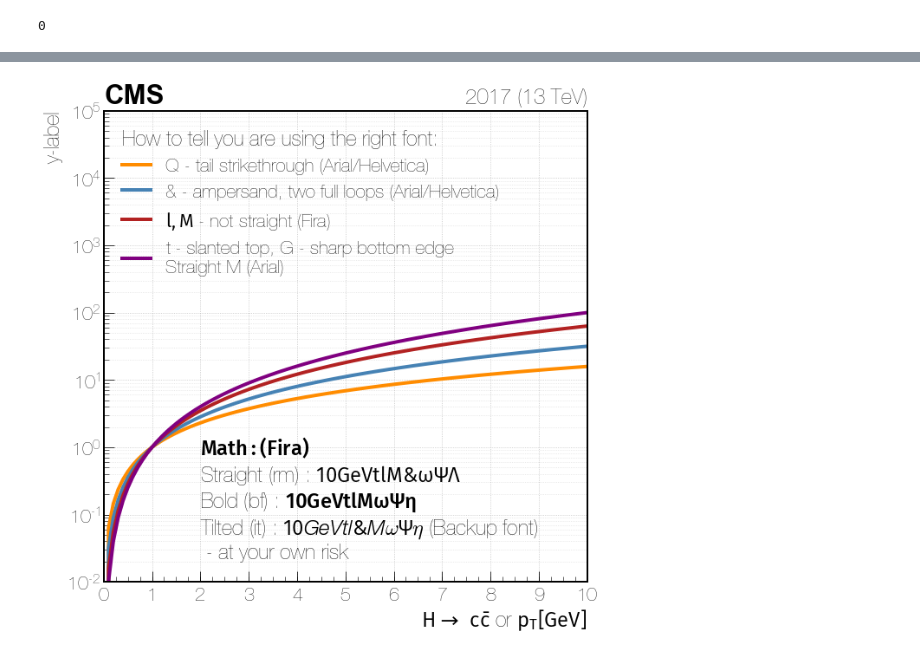
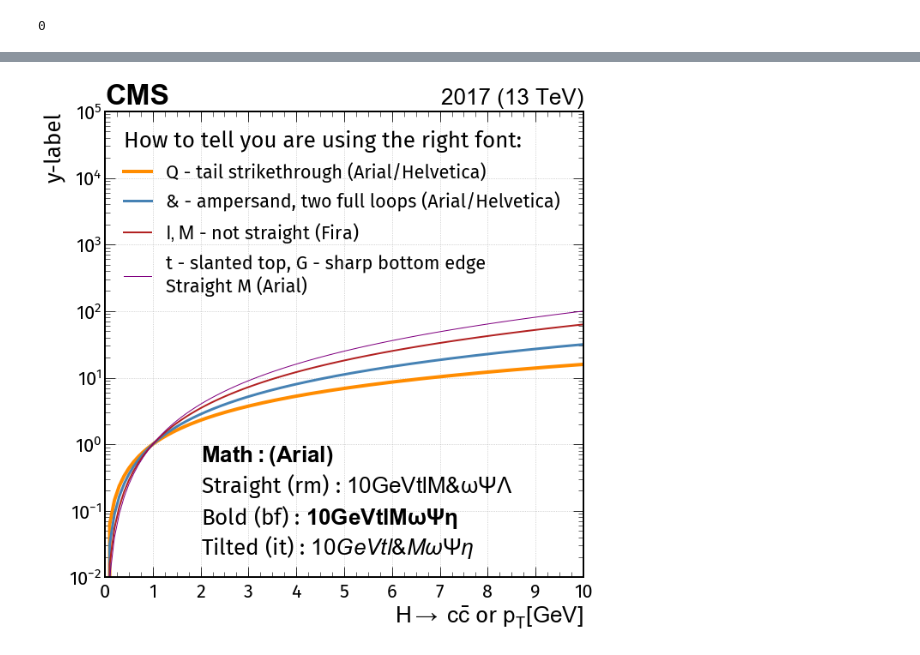
Before and after one commit to andrzejnovak/CMSStylempl, a Jupyter notebook: PlotStyle.ipynb, the cells around one changed output, grey strips where cells are left out. Saved outputs shown, nothing was run; the diff lists cells and outputs as text; code cells hidden in the pictures.

Commit message:
ROOT-like mpl

```diff
--- a/PlotStyle.ipynb
+++ b/PlotStyle.ipynb
@@ -1,6 +18,9 @@
 # %%
 import os
-from matplotlib import rcParams
-os.system('cp fonts/* '+os.path.join(rcParams['datapath']+'/fonts/ttf/'))
+import matplotlib as mpl
+# Copy fonts to fonts dir
+os.system('cp fonts/* '+os.path.join(mpl.rcParams['datapath']+'/fonts/ttf/'))
+# Copy styles to style dir
+os.system('cp stylelib/* '+os.path.join(mpl.get_configdir()+'/stylelib/'))
 # %% [output]
 0
@@ -140,53 +119,54 @@ def annot(ax, paper=False, supplementary=False, data=False, year=2017, lumi=None
+# %%
+from matplotlib import rcParams
+import matplotlib.pyplot as plt
+plt.style.reload_library()
+#plt.style.use(['ROOT', 'firamath'])
+plt.style.use(['ROOT', 'fir])
 # %%
+import numpy as np
+C = ['darkorange', 'steelblue', 'firebrick', 'purple']
+
+# Figure
 f, ax = plt.subplots()
 
+# Make some data
 x = np.linspace(0,10,101)
 y0 = x**(1.2)
 y1 = x**(1.5)
 y2 = x**(1.8)
 y3 = x**(2)
 
-ax.plot(x, y0, lw=4, label="Q - tail strikethrough (Arial/Helvetica) ", c=C[0])
-ax.plot(x, y1, lw=4, label="& - ampersand, two full loops (Arial/Helvetica)", c=C[1])
-ax.plot(x, y2, lw=4, label="$\mathrm{l, M}$ - not straight (Fira)", c=C[2])
-ax.plot(x, y3, lw=4, label="t - slanted top, G - sharp bottom edge \nStraight M (Arial)", c=C[3])
+ax.plot(x, y0, lw=4, label=r"Q - tail strikethrough (Arial/Helvetica) ", c=C[0])
+ax.plot(x, y1, lw=3, label=r"& - ampersand, two full loops (Arial/Helvetica)", c=C[1])
+ax.plot(x, y2, lw=2, label=r"$\mathrm{l, M}$ - not straight (Fira)", c=C[2])
+ax.plot(x, y3, lw=1, label=r"t - slanted top, G - sharp bottom edge" "\n" r"Straight M (Arial)", c=C[3])
 
+# Set limits and labels
 ax.set_xlim(0,10)
 ax.set_ylim(0.01,100000)
 ax.set_xlabel(r'$\mathrm{H \rightarrow\ c\bar{c}}$ or $\mathrm{p_T [GeV]}$', ha='right', x=1.0)
 ax.set_ylabel('y-label', ha='right', y=1.0)
 
 # Legend
 leg = ax.legend(borderpad=0.5, frameon=False, loc=2)
-leg.set_title(
-          'How to tell you are using the right font:'
-)
+leg.set_title('How to tell you are using the right font:')
 leg._legend_box.align = "left" # Align legend title
 
-####################### ROOT-like CMS ticks and labels ##############################
-# Sets 10 major ticks and 5 minor between each major, calling ax.semilogy() overwrites this.
-import matplotlib.ticker as plticker
-xl = ax.get_xlim()
-ax.xaxis.set_major_locator(plticker.MultipleLocator(base=(xl[-1]-xl[0])/10))
-ax.xaxis.set_minor_locator(plticker.MultipleLocator(base=(xl[-1]-xl[0])/40))
-yl = ax.get_ylim()
-ax.yaxis.set_major_locator(plticker.MultipleLocator(base=(yl[-1]-yl[0])/10))
-ax.yaxis.set_minor_locator(plticker.MultipleLocator(base=(yl[-1]-yl[0])/40))
-
-ax.grid(which='minor', alpha=0.4, axis='y', linestyle='dotted')
-ax.grid(which='major', alpha=0.8, linestyle='dotted')
-math_desc =  "$\mathbf{Math: (Fira)}$" \
-          + "\nStraight (rm) : $\mathrm{10GeVtlM&\omega\Psi\Lambda}$" \
-          + "\nBold (bf) : $\mathbf{10GeVtlM\omega\Psi\eta}$" \
-          + "\nTilted (it) : $\mathit{10GeVtl&M\omega\Psi\eta}$ (Backup font)\n - at your own risk"
-ax.annotate(math_desc, xy=(0.2, 0.05), xycoords='axes fraction', fontsize=font_size, fontweight='normal',
+# Annotationg and math examples
+math_desc =  r"$\mathbf{Math: (Arial)}$" \
+      + "\n" +r"Straight (rm) : $\mathrm{10GeVtlM&\omega\Psi\Lambda}$" \
+      + "\n" +r"Bold (bf) : $\mathbf{10GeVtlM\omega\Psi\eta}$" \
+      + "\n" +r"Tilted (it) : $\mathit{10GeVtl&M\omega\Psi\eta}$"
+ax.annotate(math_desc, xy=(0.2, 0.05), xycoords='axes fraction', fontweight='normal',
              ha='left', annotation_clip=False)
 
+# Apply CMS labels and ticks
 #ax = annot(ax, data=True, lumi=2.5)
-ax = annot(ax, llabel="")
-##########################################################################
+ax = cms_annot(ax, llabel="")
+ax = cms_ticks(ax)
 
+ax.grid()
 ax.semilogy()
 f.show()
 # %% [output]
-[figure, old version]
+[figure, new version]
```
Also changed, not shown: parts of 8 cells of this notebook, 44 other files.
